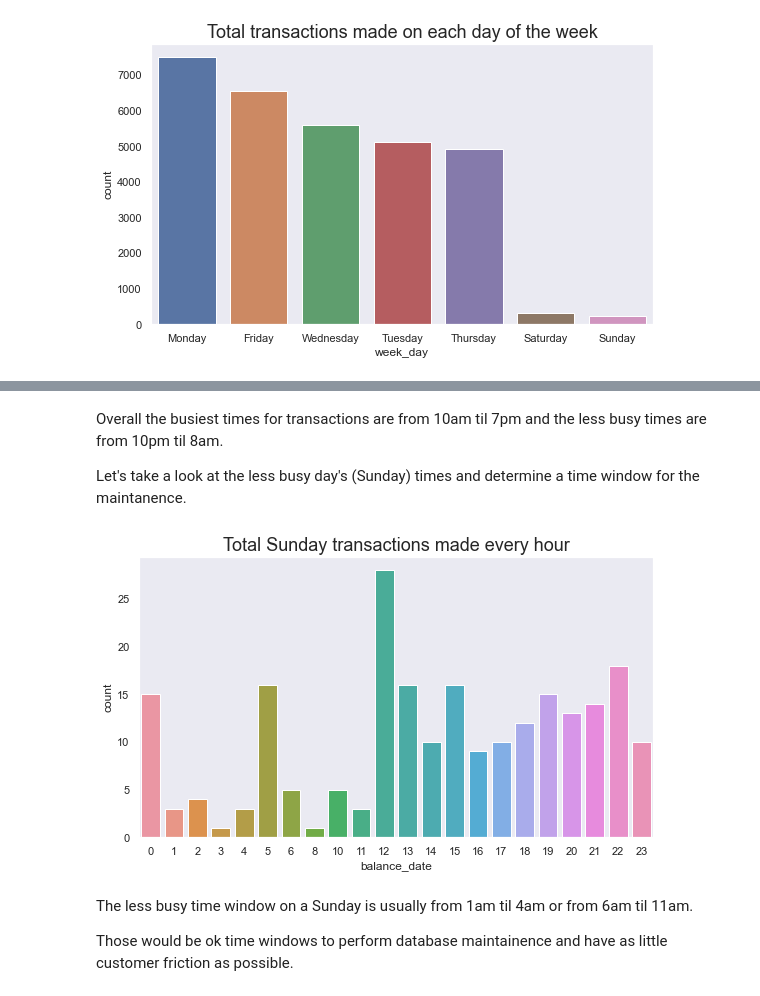
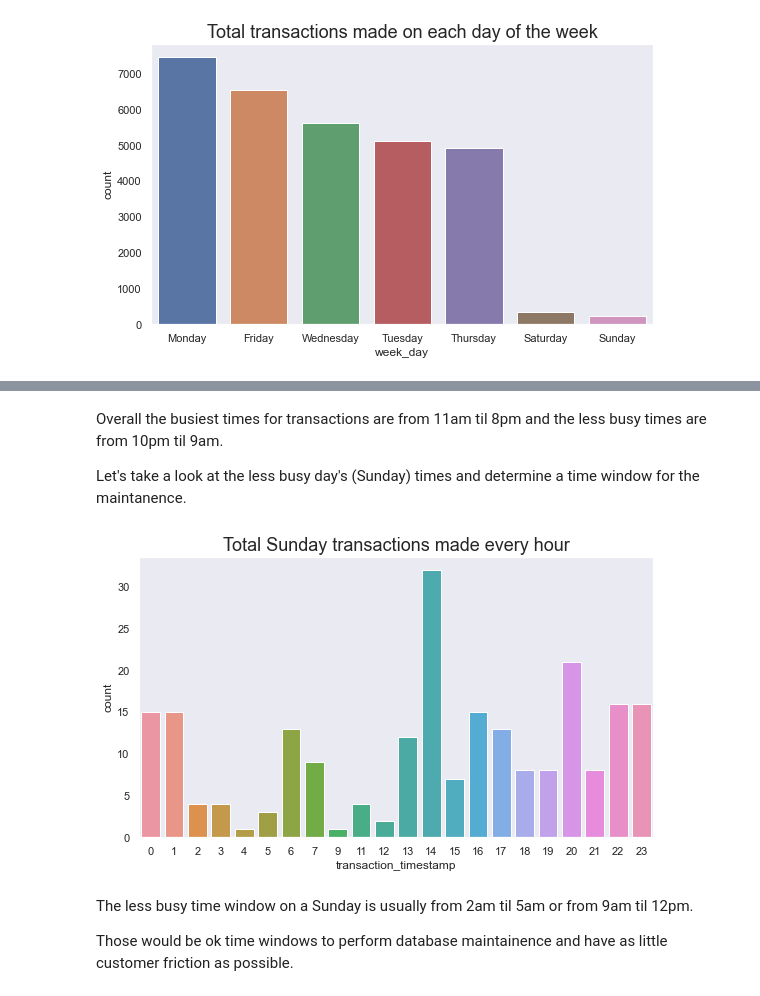
Before and after one commit to marinavillaschi/transactional-analysis, a Jupyter notebook: transactions_Q3.ipynb, the cells around one changed output, grey strips where cells are left out. Saved outputs shown, nothing was run; the diff lists cells and outputs as text; code cells hidden in the pictures.

```diff
--- a/transactions_Q3.ipynb
+++ b/transactions_Q3.ipynb
@@ -30,12 +30,12 @@ Let's start answering the questions.
 
 Let's take a look at how the transactions are spread over the week days.
 # %%
-# transform balance_date column into datetime format
-df.balance_date = pd.to_datetime(df.balance_date)
+# transform transaction_timestamp column into datetime format
+df.transaction_timestamp = pd.to_datetime(df.transaction_timestamp)
 # %%
 # create a weekday column
 weekday_dict={0:'Monday', 1:'Tuesday', 2:'Wednesday', 3:'Thursday', 4:'Friday', 5:'Saturday', 6:'Sunday'}
-df['week_day'] = df['balance_date'].dt.dayofweek.map(weekday_dict)
+df['week_day'] = df['transaction_timestamp'].dt.dayofweek.map(weekday_dict)
 # %%
 # number of transactions on each weekday over the last year
 fig, ax = plt.subplots(figsize=(8,5))
@@ -83,5 +83,5 @@ plt.tight_layout()
 # %% [markdown]
-Overall the busiest times for transactions are from 10am til 7pm and the less busy times are from 10pm til 8am.
+Overall the busiest times for transactions are from 11am til 8pm and the less busy times are from 10pm til 9am.
 
 Let's take a look at the less busy day's (Sunday) times and determine a time window for the maintanence.
 # %%
@@ -91,12 +91,12 @@ df_sunday = df_sunday[df_sunday.week_day.astype('str') == 'Sunday']
 # %%
 # quantidade de transações realizadas em cada hora dos domingos
 fig, ax = plt.subplots(figsize=(8,5))
-sns.countplot(x=df_sunday.balance_date.dt.hour, ax=ax)
+sns.countplot(x=df_sunday.transaction_timestamp.dt.hour, ax=ax)
 ax.set_title("Total Sunday transactions made every hour", fontsize=18)
 plt.tight_layout()
 # %% [output]
-[figure, old version]
+[figure, new version]
 # %% [markdown]
-The less busy time window on a Sunday is usually from 1am til 4am or from 6am til 11am.
+The less busy time window on a Sunday is usually from 2am til 5am or from 9am til 12pm.
 
 Those would be ok time windows to perform database maintainence and have as little customer friction as possible.
```
Also changed, not shown: parts of 4 cells of this notebook, 3 other files.
